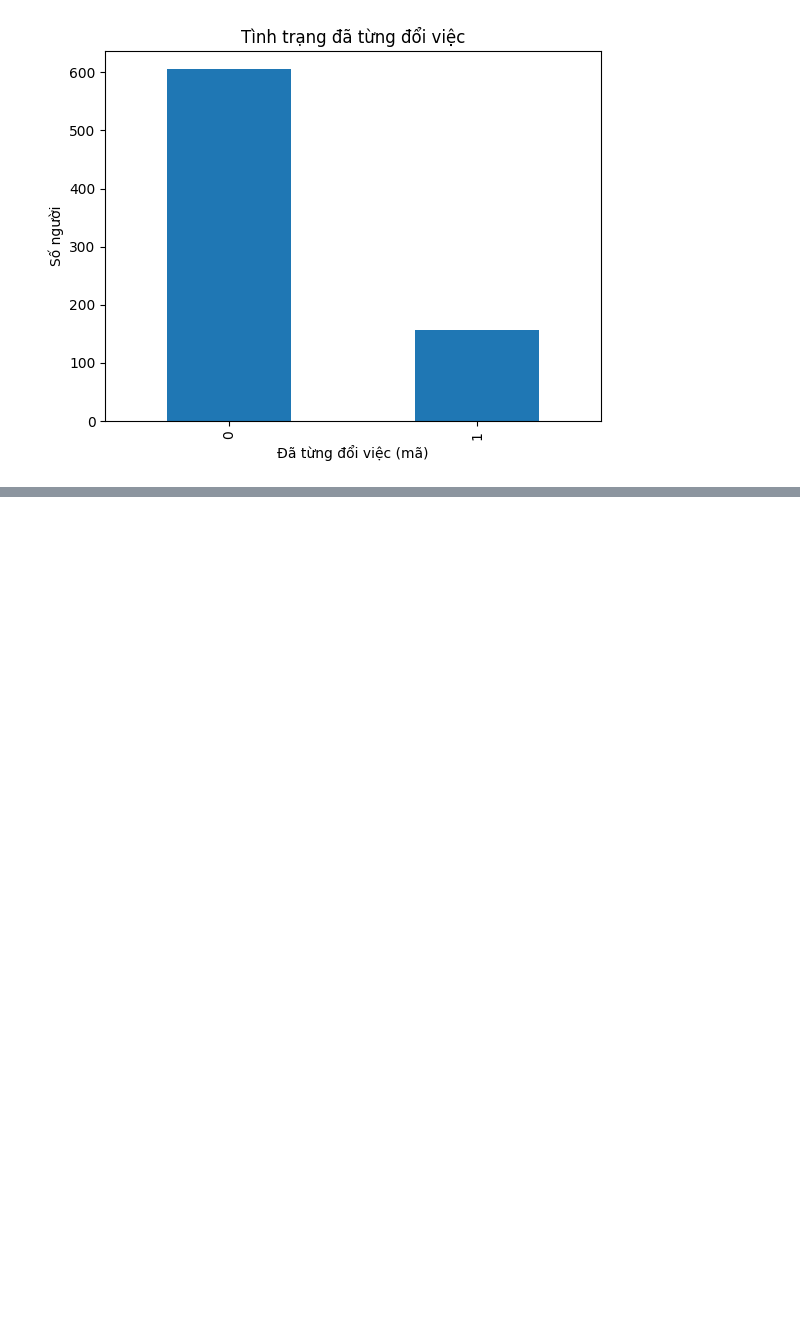
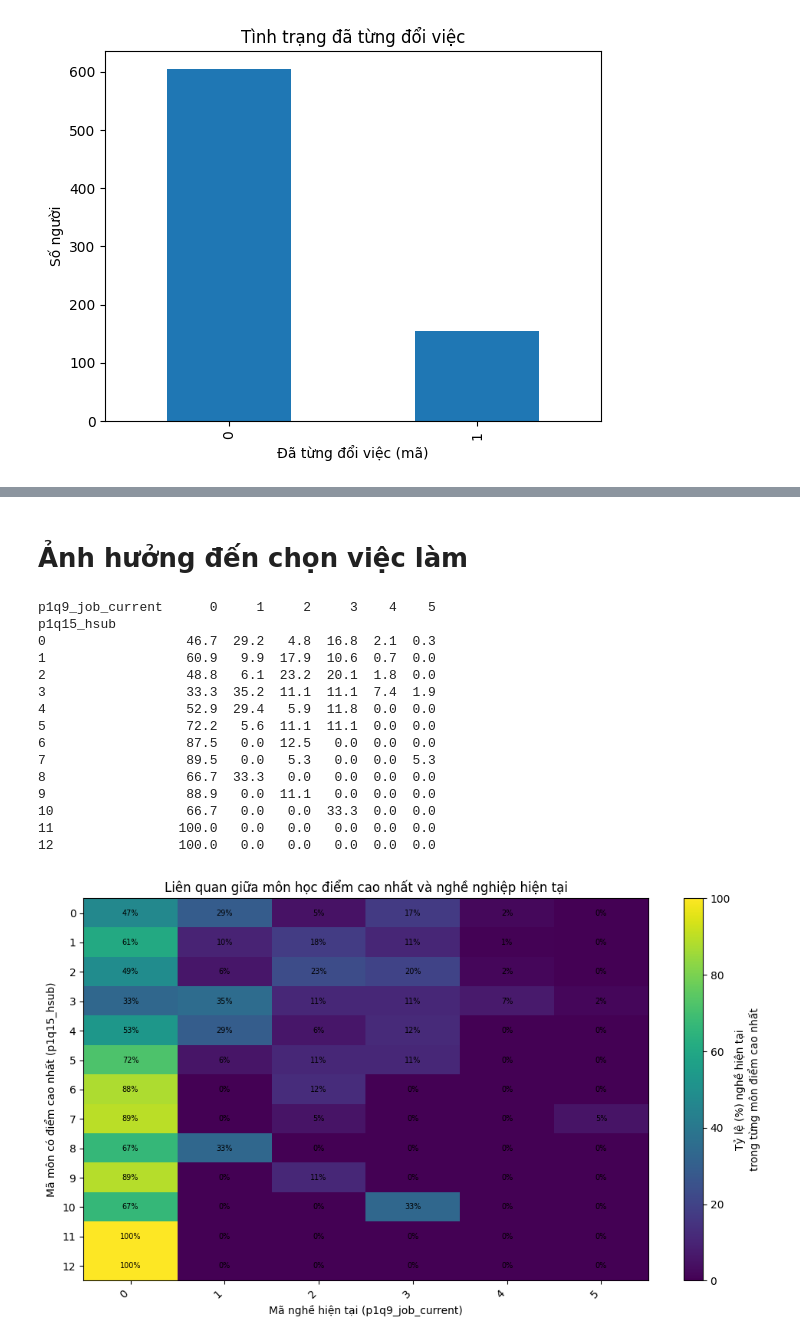
Before and after one commit to lamphat344961-alt/ThongKeMayHocUngDung, a Jupyter notebook: PT_Phieu/Truc_quan.ipynb, the cells around one changed output, grey strips where cells are left out. Drawn from its saved outputs; the diff is of its cells as text; code cells hidden in the pictures; blank space fills up the shorter version.

Commit message:
hoan thành xu ly, truc quan co ban

```diff
--- a/PT_Phieu/Truc_quan.ipynb
+++ b/PT_Phieu/Truc_quan.ipynb
@@ -105,0 +138,52 @@ Text(0.5, 1.0, 'Tình trạng đã từng đổi việc')
+# %% [markdown]
+# Ảnh hưởng đến chọn việc làm
+# %%
+# Bảng chéo: mỗi dòng = 1 môn cao điểm, cột = nghề hiện tại (tính % theo từng môn)
+ct = pd.crosstab(df['p1q15_hsub'],
+                 df['p1q9_job_current'],
+                 normalize='index') * 100
+
+print(ct.round(1))   # xem bảng số
+fig, ax = plt.subplots(figsize=(10, 6))
+
+im = ax.imshow(ct.values, aspect='auto')
+
+# Tick & label
+ax.set_xticks(range(len(ct.columns)))
+ax.set_xticklabels(ct.columns, rotation=45, ha='right')
+
+ax.set_yticks(range(len(ct.index)))
+ax.set_yticklabels(ct.index)
+
+# Ghi giá trị %
+for i in range(ct.shape[0]):
+    for j in range(ct.shape[1]):
+        val = ct.values[i, j]
+        ax.text(j, i, f"{val:.0f}%", ha='center', va='center', fontsize=7)
+
+cbar = plt.colorbar(im, ax=ax)
+cbar.set_label("Tỷ lệ (%) nghề hiện tại\ntrong từng môn điểm cao nhất")
+
+ax.set_xlabel("Mã nghề hiện tại (p1q9_job_current)")
+ax.set_ylabel("Mã môn có điểm cao nhất (p1q15_hsub)")
+ax.set_title("Liên quan giữa môn học điểm cao nhất và nghề nghiệp hiện tại")
+
+plt.tight_layout()
+plt.show()
+# %% [output]
+p1q9_job_current      0     1     2     3    4    5
+p1q15_hsub
+0                  46.7  29.2   4.8  16.8  2.1  0.3
+1                  60.9   9.9  17.9  10.6  0.7  0.0
+2                  48.8   6.1  23.2  20.1  1.8  0.0
+3                  33.3  35.2  11.1  11.1  7.4  1.9
+4                  52.9  29.4   5.9  11.8  0.0  0.0
+5                  72.2   5.6  11.1  11.1  0.0  0.0
+6                  87.5   0.0  12.5   0.0  0.0  0.0
+7                  89.5   0.0   5.3   0.0  0.0  5.3
+8                  66.7  33.3   0.0   0.0  0.0  0.0
+9                  88.9   0.0  11.1   0.0  0.0  0.0
+10                 66.7   0.0   0.0  33.3  0.0  0.0
+11                100.0   0.0   0.0   0.0  0.0  0.0
+12                100.0   0.0   0.0   0.0  0.0  0.0
+[figure, added]
```
Also changed, not shown: parts of 12 cells of this notebook, 3 other files.
